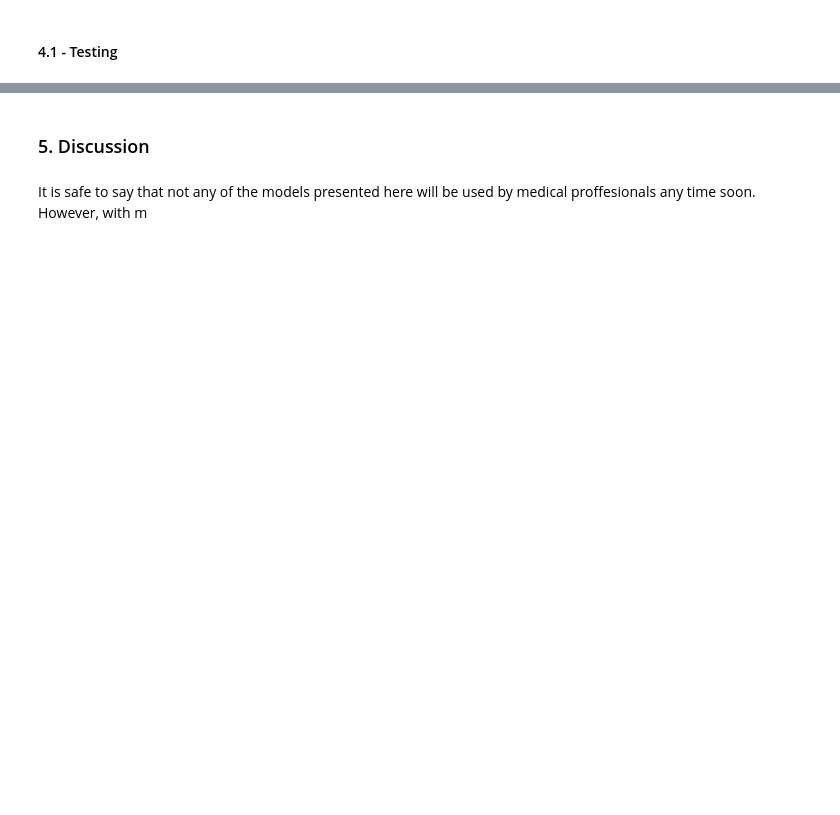
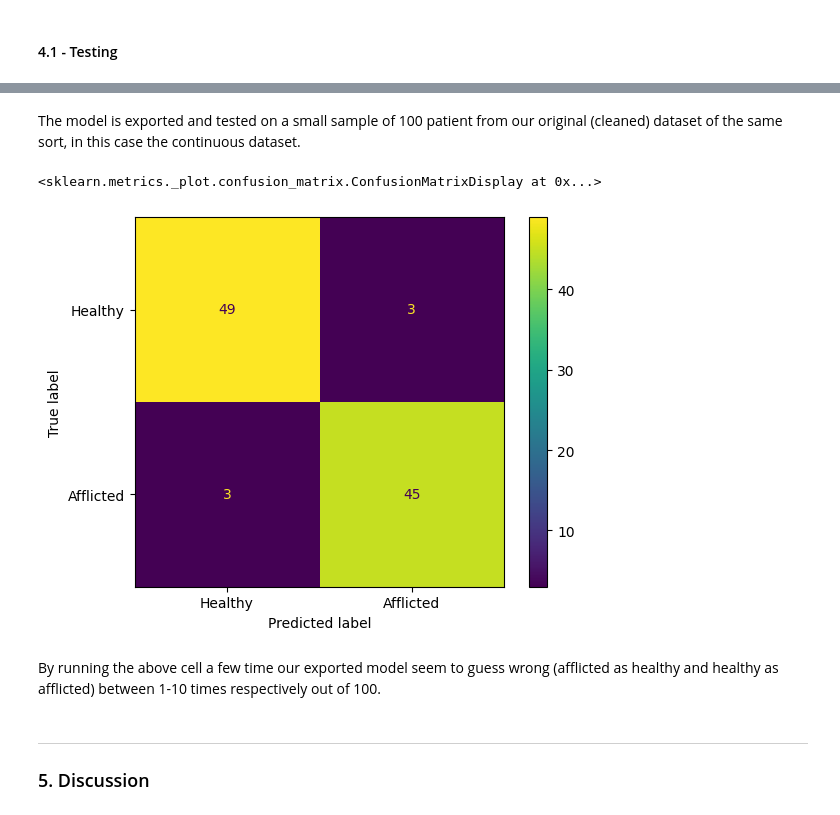
Before and after one commit to nabil0n/MachineLearning-Isak-Andersson, a Jupyter notebook: Labb/upg1.ipynb, the cells around one changed output, grey strips where cells are left out. Cells and saved outputs as stored; diff of their text form; code cells hidden in the pictures; blank space fills up the shorter version.

```diff
--- a/Labb/upg1.ipynb
+++ b/Labb/upg1.ipynb
@@ -224,4 +305,18 @@ as we can see bla bla bla
+# %% [markdown]
+The model is exported and tested on a small sample of 100 patient from our original (cleaned) dataset of the same sort, in this case the continuous dataset.
+# %%
+sample = df_con.sample(100)
+
+X, y = sample.drop(columns=['cardio'], axis=1), sample['cardio']
+
+chosen_model = joblib.load('data/rfcon_model.pkl')
+
+ConfusionMatrixDisplay(confusion_matrix(y, chosen_model.predict(X)), display_labels=['Healthy', 'Afflicted']).plot()
+# %% [output]
+<sklearn.metrics._plot.confusion_matrix.ConfusionMatrixDisplay at 0x...>
+[figure, added]
+# %% [markdown]
+By running the above cell a few time our exported model seem to guess wrong (afflicted as healthy and healthy as afflicted) between 1-10 times respectively out of 100.
 # %% [markdown]
+---
 ### 5. Discussion
-# %% [markdown]
-It is safe to say that not any of the models presented here will be used by medical proffesionals any time soon. However, with m
```
Also changed, not shown: parts of 26 cells of this notebook, 4 other files.
